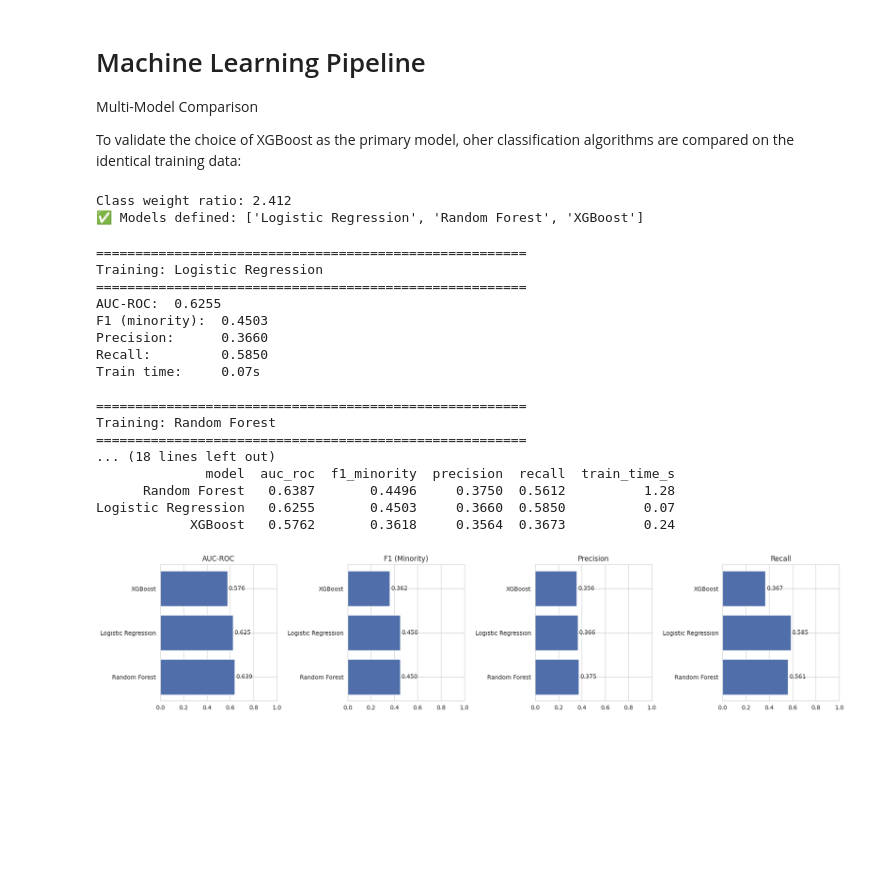
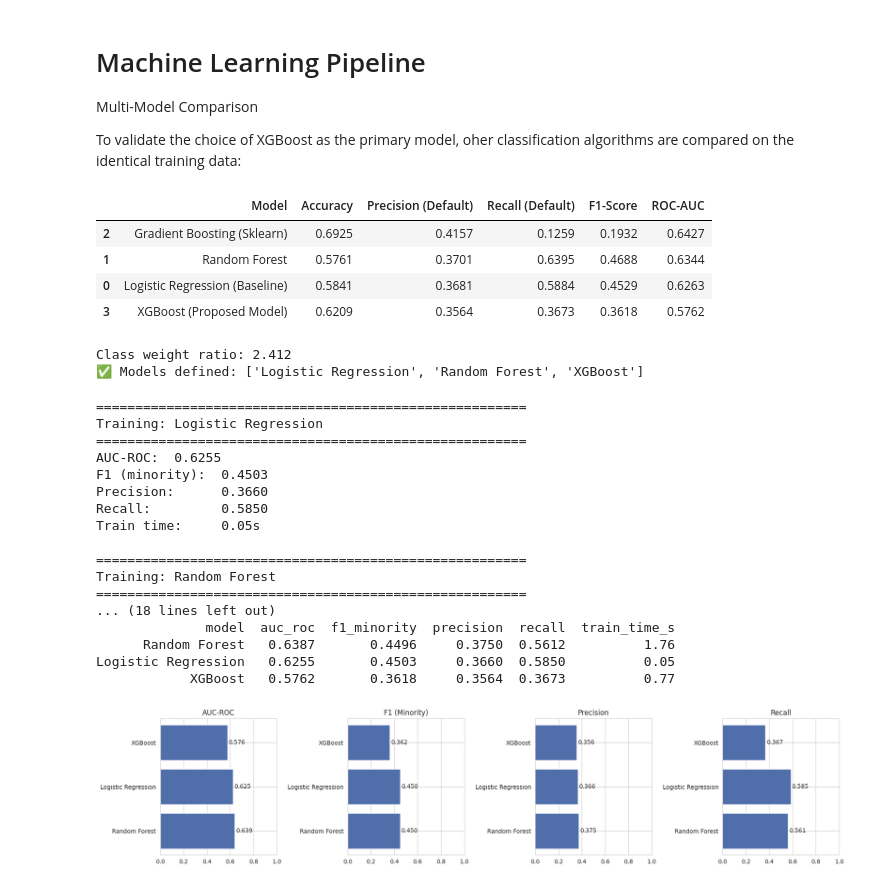
Before and after one commit to Zard3017/CreditScoring_system, a Jupyter notebook: notebooks/credit_scoring.ipynb, the cells around one changed output. Drawn from its saved outputs; the diff is of its cells as text; code cells hidden in the pictures; blank space fills up the shorter version.

Commit message:
performed multi model comparison

```diff
--- a/notebooks/credit_scoring.ipynb
+++ b/notebooks/credit_scoring.ipynb
@@ -1087,6 +1087,73 @@ Multi-Model Comparison
 
 To validate the choice of XGBoost as the primary model, oher
 classification algorithms are compared on the identical training data:
+# %%
+import pandas as pd
+from sklearn.linear_model import LogisticRegression
+from sklearn.ensemble import RandomForestClassifier, GradientBoostingClassifier
+from sklearn.metrics import accuracy_score, precision_score, recall_score, f1_score, roc_auc_score
+from sklearn.preprocessing import OneHotEncoder, StandardScaler
+from sklearn.compose import ColumnTransformer
+
+# 1. Prepare transformer for Scikit-Learn models that need one-hot encoding
+nominal_cols = ["sector", "legal_status", "location_type", "county"]
+numeric_cols = [c for c in X_train.columns if c not in nominal_cols]
+
+preprocessor = ColumnTransformer(
+    transformers=[
+        ("num", StandardScaler(), numeric_cols),
+        ("cat", OneHotEncoder(drop="first", sparse_output=False, handle_unknown="ignore"), nominal_cols)
+    ]
+)
+
+X_train_proc = preprocessor.fit_transform(X_train)
+X_test_proc = preprocessor.transform(X_test)
+
+# 2. Define the benchmark models
+benchmarks = {
+    "Logistic Regression (Baseline)": LogisticRegression(max_iter=1000, class_weight="balanced", random_state=42),
+    "Random Forest": RandomForestClassifier(n_estimators=200, max_depth=6, class_weight="balanced", random_state=42),
+    "Gradient Boosting (Sklearn)": GradientBoostingClassifier(n_estimators=150, learning_rate=0.05, max_depth=4, random_state=42)
+}
+
+results = []
+
+# 3. Train and evaluate Scikit-Learn baselines
+for name, clf in benchmarks.items():
+    clf.fit(X_train_proc, y_train)
+    preds = clf.predict(X_test_proc)
+    probs = clf.predict_proba(X_test_proc)[:, 1]
+
+    results.append({
+        "Model": name,
+        "Accuracy": round(accuracy_score(y_test, preds), 4),
+        "Precision (Default)": round(precision_score(y_test, preds), 4),
+        "Recall (Default)": round(recall_score(y_test, preds), 4),
+        "F1-Score": round(f1_score(y_test, preds), 4),
+        "ROC-AUC": round(roc_auc_score(y_test, probs), 4)
+    })
+
+# 4. Add your trained XGBoost model (which takes native categories directly)
+xgb_preds = model.predict(X_test)
+xgb_probs = model.predict_proba(X_test)[:, 1]
+
+results.append({
+    "Model": "XGBoost (Proposed Model)",
+    "Accuracy": round(accuracy_score(y_test, xgb_preds), 4),
+    "Precision (Default)": round(precision_score(y_test, xgb_preds), 4),
+    "Recall (Default)": round(recall_score(y_test, xgb_preds), 4),
+    "F1-Score": round(f1_score(y_test, xgb_preds), 4),
+    "ROC-AUC": round(roc_auc_score(y_test, xgb_probs), 4)
+})
+
+comparison_df = pd.DataFrame(results).sort_values("ROC-AUC", ascending=False)
+display(comparison_df)
+# %% [output]
+|  | Model | Accuracy | Precision (Default) | Recall (Default) | F1-Score | ROC-AUC |
+| 2 | Gradient Boosting (Sklearn) | 0.6925 | 0.4157 | 0.1259 | 0.1932 | 0.6427 |
+| 1 | Random Forest | 0.5761 | 0.3701 | 0.6395 | 0.4688 | 0.6344 |
+| 0 | Logistic Regression (Baseline) | 0.5841 | 0.3681 | 0.5884 | 0.4529 | 0.6263 |
+| 3 | XGBoost (Proposed Model) | 0.6209 | 0.3564 | 0.3673 | 0.3618 | 0.5762 |
 # %%
 from sklearn.linear_model import LogisticRegression
 from sklearn.ensemble import RandomForestClassifier
@@ -1207,16 +1274,16 @@ AUC-ROC:  0.6255
 F1 (minority):  0.4503
 Precision:      0.3660
 Recall:         0.5850
-Train time:     0.07s
+Train time:     0.05s
 
 =======================================================
 Training: Random Forest
 =======================================================
 ... (18 lines left out)
               model  auc_roc  f1_minority  precision  recall  train_time_s
-      Random Forest   0.6387       0.4496     0.3750  0.5612          1.28
-Logistic Regression   0.6255       0.4503     0.3660  0.5850          0.07
-            XGBoost   0.5762       0.3618     0.3564  0.3673          0.24
+      Random Forest   0.6387       0.4496     0.3750  0.5612          1.76
+Logistic Regression   0.6255       0.4503     0.3660  0.5850          0.05
+            XGBoost   0.5762       0.3618     0.3564  0.3673          0.77
 # %%
 import matplotlib.pyplot as plt
 
```
